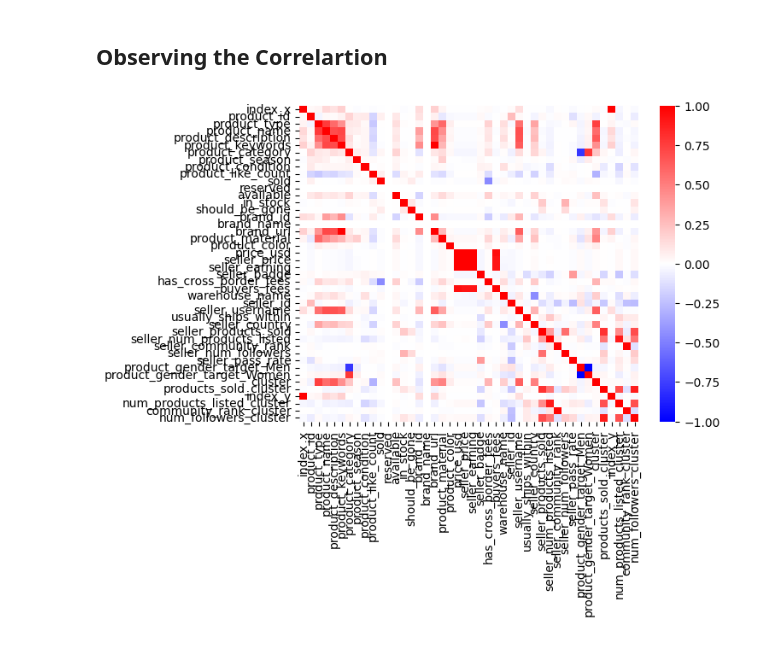
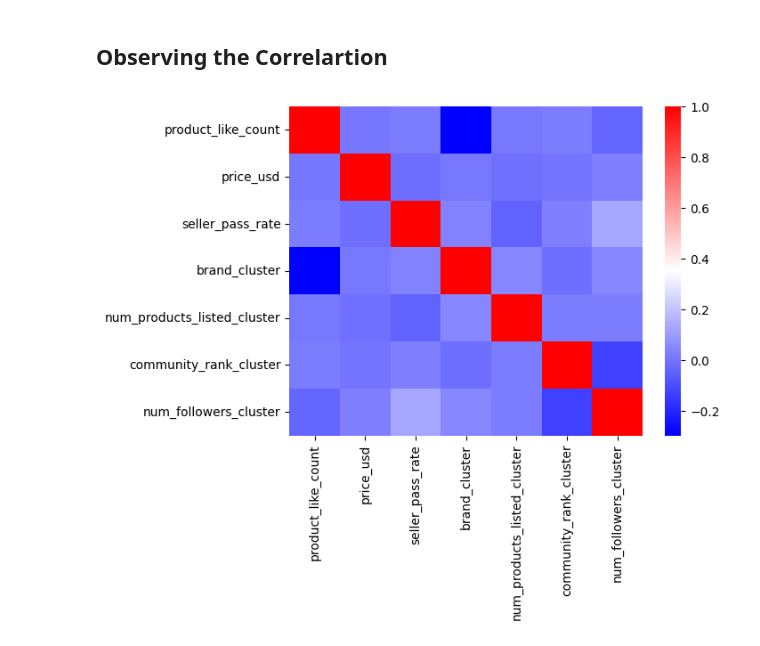
Before and after one commit to aplabey/2nd_hand_fashion_valuation, a Jupyter notebook: notebooks/notebook_SL.ipynb, the cells around one changed output. Drawn from its saved outputs; the diff is of its cells as text; code cells hidden in the pictures.

```diff
--- a/notebooks/notebook_SL.ipynb
+++ b/notebooks/notebook_SL.ipynb
@@ -568,23 +518,3 @@ data_cleaned.head()
 5 rows × 36 columns
 # %% [markdown]
 ### Product_gender_target
-# %%
-from sklearn.preprocessing import OneHotEncoder
-
-# Check unique values for streets (3)
-print(f"The unique values for 'Product_gender_target' are {data_cleaned.product_gender_target.unique()}")
-
-# Instantiate the OneHotEncoder
-ohe = OneHotEncoder(sparse_output = False)
-
-# Fit encoder
-ohe.fit(data_cleaned[['product_gender_target']])
-
-# Display the detected categories
-print(f"The categories detected by the OneHotEncoder are {ohe.categories_}")
-
-# Transform the current "Street" column
-data_cleaned[ohe.get_feature_names_out()] = ohe.transform(data_cleaned[['product_gender_target']])
-
-# Drop the column "Street" which has been encoded
-data_cleaned = data_cleaned.drop(columns = ["product_gender_target"])
@@ -637,18 +563,18 @@ n_clusters = 20
 kmeans = KMeans(n_clusters=n_clusters, random_state=42)
 
 # Fit the model using only the 'occurrences' column
-brand_occurrences['cluster'] = kmeans.fit_predict(brand_occurrences[['occurrences']])
+brand_occurrences['brand_cluster'] = kmeans.fit_predict(brand_occurrences[['occurrences']])
 
 # Calculate the min and max occurrences for each cluster
-cluster_ranges = brand_occurrences.groupby('cluster')['occurrences'].agg(['min', 'max']).reset_index()
-cluster_ranges.columns = ['cluster', 'min_occurrences', 'max_occurrences']
+cluster_ranges = brand_occurrences.groupby('brand_cluster')['occurrences'].agg(['min', 'max']).reset_index()
+cluster_ranges.columns = ['brand_cluster', 'min_occurrences', 'max_occurrences']
 
 # Sort clusters by min_occurrences and reset cluster numbers
 cluster_ranges = cluster_ranges.sort_values(by='min_occurrences').reset_index(drop=True)
 cluster_ranges['new_cluster'] = range(1, n_clusters + 1)
 
 # Merge the new cluster numbers back into brand_occurrences
-brand_occurrences = brand_occurrences.merge(cluster_ranges[['cluster', 'new_cluster']], on='cluster')
-brand_occurrences = brand_occurrences.drop(columns='cluster').rename(columns={'new_cluster': 'cluster'})
+brand_occurrences = brand_occurrences.merge(cluster_ranges[['brand_cluster', 'new_cluster']], on='brand_cluster')
+brand_occurrences = brand_occurrences.drop(columns='brand_cluster').rename(columns={'new_cluster': 'brand_cluster'})
 # %%
 # Calculate the range of occurrences for each cluster
@@ -682,7 +608,7 @@ Range of Occurrences by Cluster:
 | 19 | 20 | 73828 | 73828 | 1 |
 # %%
 # Merge the updated cluster information back into data_cleaned
-data_cleaned = data_cleaned.merge(brand_occurrences[['brand_name', 'cluster']], on='brand_name', how='left')
+data_cleaned = data_cleaned.merge(brand_occurrences[['brand_name', 'brand_cluster']], on='brand_name', how='left')
 
 # Display the first few rows of the updated data_cleaned
 print("\nUpdated data_cleaned with occurrences_cluster:")
@@ -1036,0 +963,3 @@ data_cleaned.head()
+# %%
+data_dropped = data_cleaned.drop(columns=['index_y', 'index_x', 'product_id','seller_products_sold','seller_num_products_listed', 'product_name', 'product_description', 'product_keywords','brand_id', 'brand_name', 'brand_url', 'seller_price', 'seller_earning', 'seller_id', 'seller_username', 'seller_community_rank', 'seller_num_followers', 'buyers_fees', 'products_sold_cluster', 'sold', 'in_stock', 'should_be_gone', 'reserved', 'available'])
+data_dropped.head()
@@ -1084,18 +1065,18 @@ data_cleaned.head()
 # %%
 %matplotlib inline
 
 # Standard import for matplotlib
-import matplotlib.pyplot as plt
+
 
 # Your plotting code
-correlation_matrix = data_cleaned.select_dtypes('number').corr()
+correlation_matrix = data_dropped.select_dtypes('number').corr()
 column_names = correlation_matrix.columns
 sns.heatmap(correlation_matrix, xticklabels=column_names, yticklabels=column_names, cmap="bwr")
 
 # Make sure to show the plot
 plt.show();
 # %% [output]
-[figure, old version]
+[figure, new version]
 # %%
 # Convert the correlation matrix into a DataFrame
 corr_df = correlation_matrix.stack().reset_index()
```
Also changed, not shown: parts of 99 cells of this notebook.
